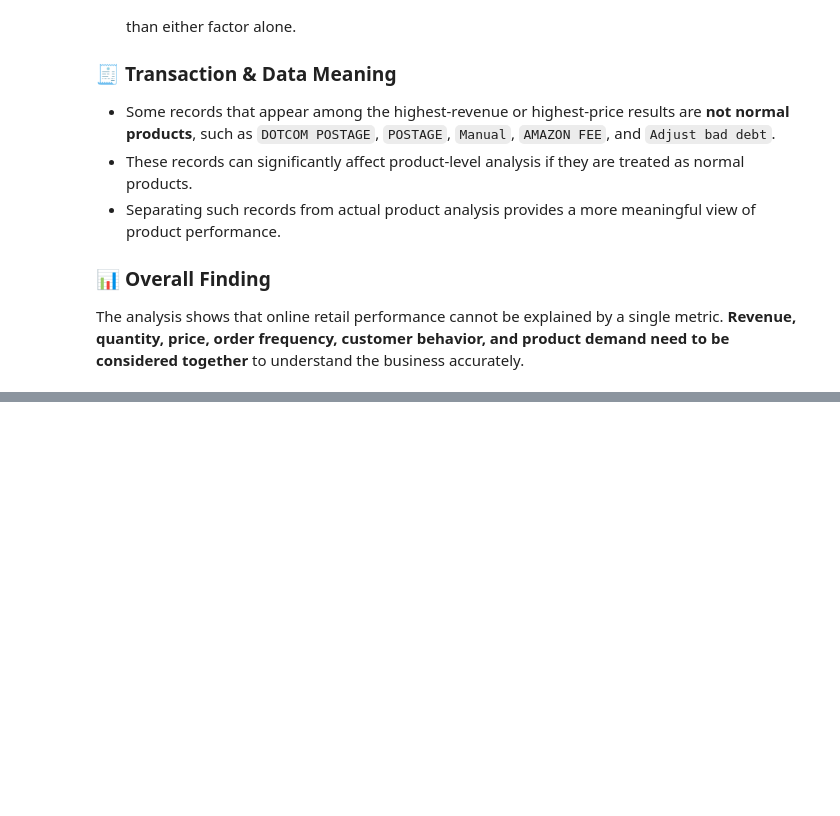
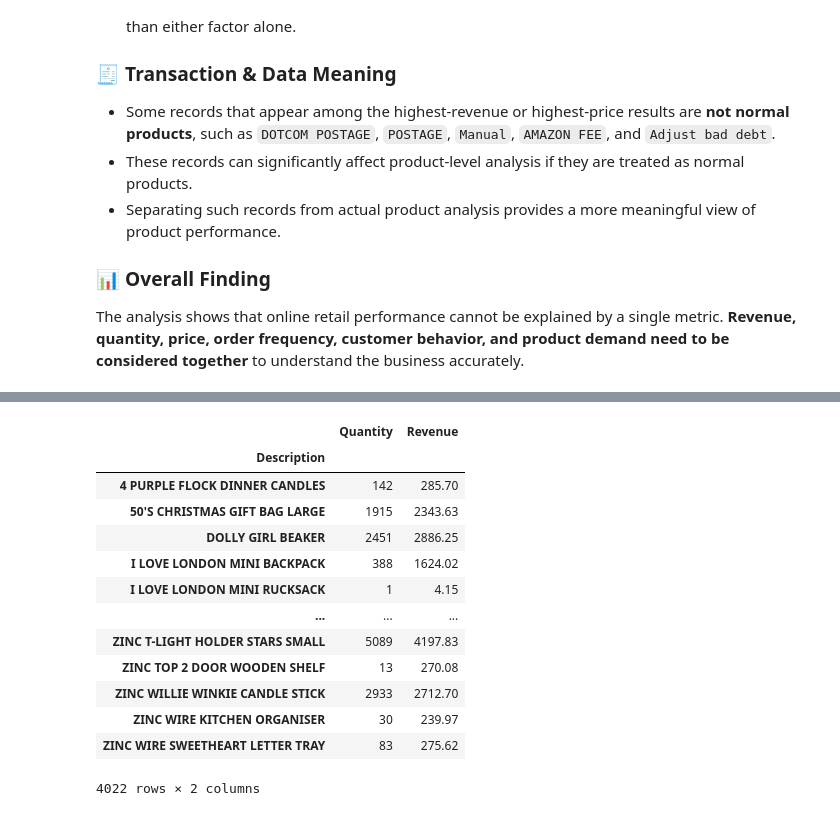
Before and after one commit to vikasa-y/Online-Retail-Sales-Analysis, a Jupyter notebook: Notebooks/Online_Retail_Eda.ipynb, the cells around one changed output, grey strips where cells are left out. Drawn from its saved outputs; the diff is of its cells as text; code cells hidden in the pictures; blank space fills up the shorter version.

```diff
--- a/Notebooks/Online_Retail_Eda.ipynb
+++ b/Notebooks/Online_Retail_Eda.ipynb
@@ -1064,0 +1168,17 @@ The analysis shows that online retail performance cannot be explained by a singl
+# %%
+actual_products_df.groupby("Description").agg({"Quantity": "sum","Revenue": "sum"})
+# %% [output]
+|  | Quantity | Revenue |
+| Description |  |  |
+| 4 PURPLE FLOCK DINNER CANDLES | 142 | 285.70 |
+| 50'S CHRISTMAS GIFT BAG LARGE | 1915 | 2343.63 |
+| DOLLY GIRL BEAKER | 2451 | 2886.25 |
+| I LOVE LONDON MINI BACKPACK | 388 | 1624.02 |
+| I LOVE LONDON MINI RUCKSACK | 1 | 4.15 |
+| ... | ... | ... |
+| ZINC T-LIGHT HOLDER STARS SMALL | 5089 | 4197.83 |
+| ZINC TOP 2 DOOR WOODEN SHELF | 13 | 270.08 |
+| ZINC WILLIE WINKIE CANDLE STICK | 2933 | 2712.70 |
+| ZINC WIRE KITCHEN ORGANISER | 30 | 239.97 |
+| ZINC WIRE SWEETHEART LETTER TRAY | 83 | 275.62 |
+4022 rows × 2 columns
```
Also changed, not shown: parts of 22 cells of this notebook.
